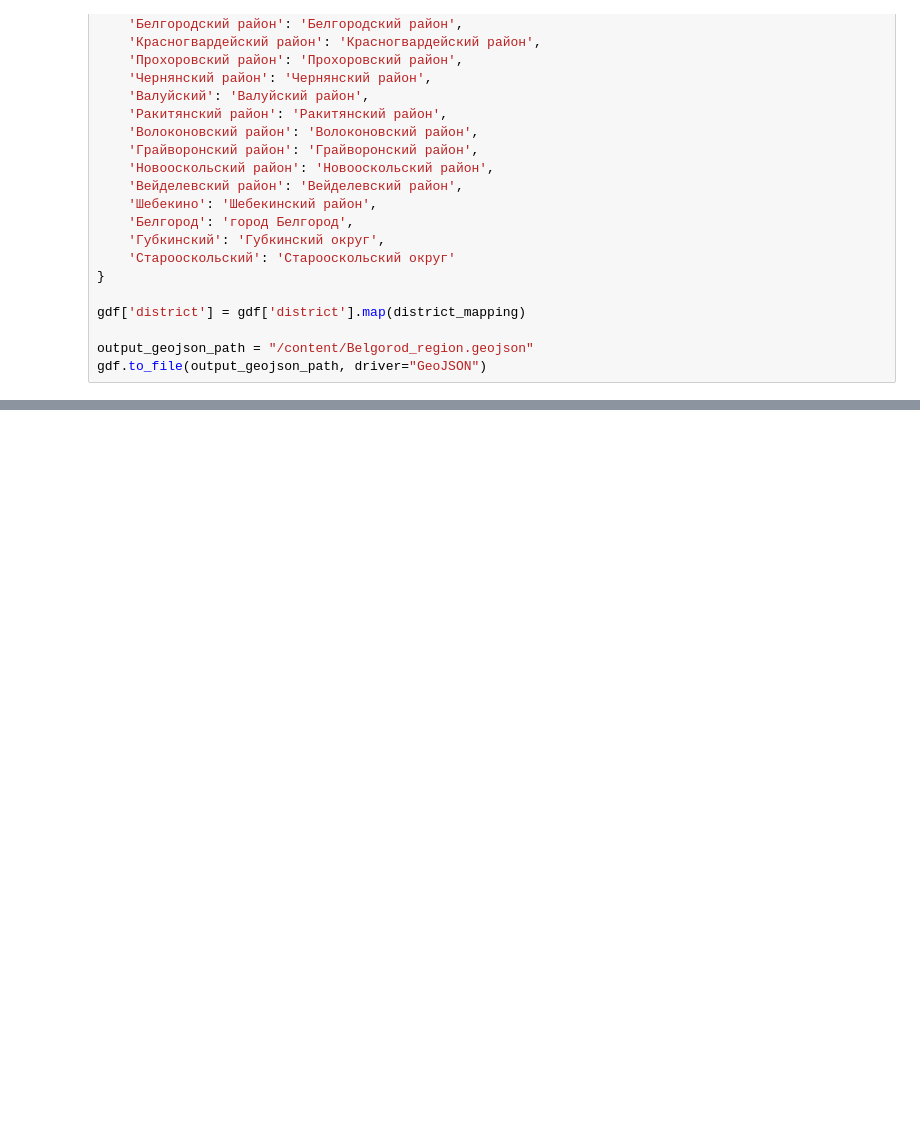
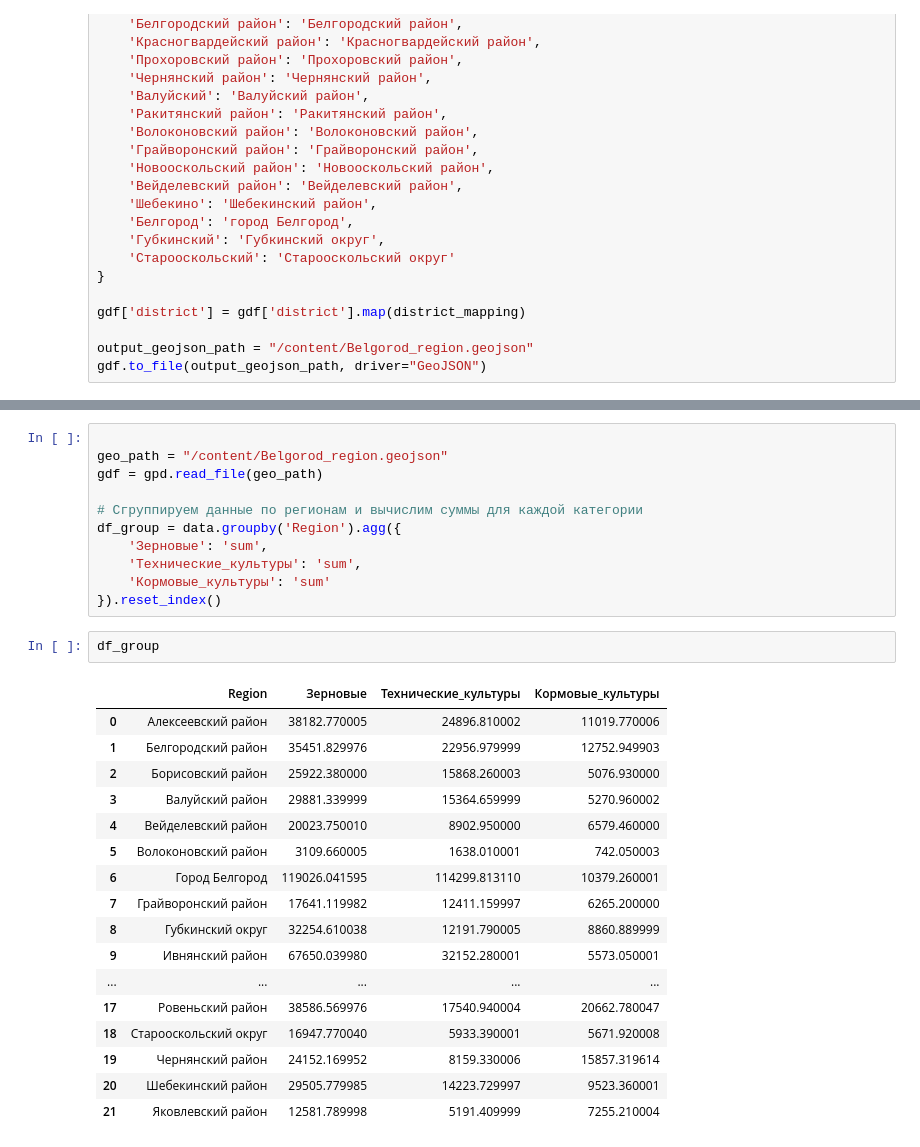
Before and after one commit to SergeyHSE/RegionAnalysis.github.io, a Jupyter notebook: RegionAnalysis.ipynb, the cells around one changed output, grey strips where cells are left out. Cells and saved outputs as stored; diff of their text form; blank space fills up the shorter version.

```diff
--- a/RegionAnalysis.ipynb
+++ b/RegionAnalysis.ipynb
@@ -662,0 +610,31 @@ fig.show()
+# %%
+
+geo_path = "/content/Belgorod_region.geojson"
+gdf = gpd.read_file(geo_path)
+
+# Сгруппируем данные по регионам и вычислим суммы для каждой категории
+df_group = data.groupby('Region').agg({
+    'Зерновые': 'sum',
+    'Технические_культуры': 'sum',
+    'Кормовые_культуры': 'sum'
+}).reset_index()
+# %%
+df_group
+# %% [output]
+|  | Region | Зерновые | Технические_культуры | Кормовые_культуры |
+| 0 | Алексеевский район | 38182.770005 | 24896.810002 | 11019.770006 |
+| 1 | Белгородский район | 35451.829976 | 22956.979999 | 12752.949903 |
+| 2 | Борисовский район | 25922.380000 | 15868.260003 | 5076.930000 |
+| 3 | Валуйский район | 29881.339999 | 15364.659999 | 5270.960002 |
+| 4 | Вейделевский район | 20023.750010 | 8902.950000 | 6579.460000 |
+| 5 | Волоконовский район | 3109.660005 | 1638.010001 | 742.050003 |
+| 6 | Город Белгород | 119026.041595 | 114299.813110 | 10379.260001 |
+| 7 | Грайворонский район | 17641.119982 | 12411.159997 | 6265.200000 |
+| 8 | Губкинский округ | 32254.610038 | 12191.790005 | 8860.889999 |
+| 9 | Ивнянский район | 67650.039980 | 32152.280001 | 5573.050001 |
+| ... | ... | ... | ... | ... |
+| 17 | Ровеньский район | 38586.569976 | 17540.940004 | 20662.780047 |
+| 18 | Старооскольский округ | 16947.770040 | 5933.390001 | 5671.920008 |
+| 19 | Чернянский район | 24152.169952 | 8159.330006 | 15857.319614 |
+| 20 | Шебекинский район | 29505.779985 | 14223.729997 | 9523.360001 |
+| 21 | Яковлевский район | 12581.789998 | 5191.409999 | 7255.210004 |
```
Also changed, not shown: parts of 6 cells of this notebook.
